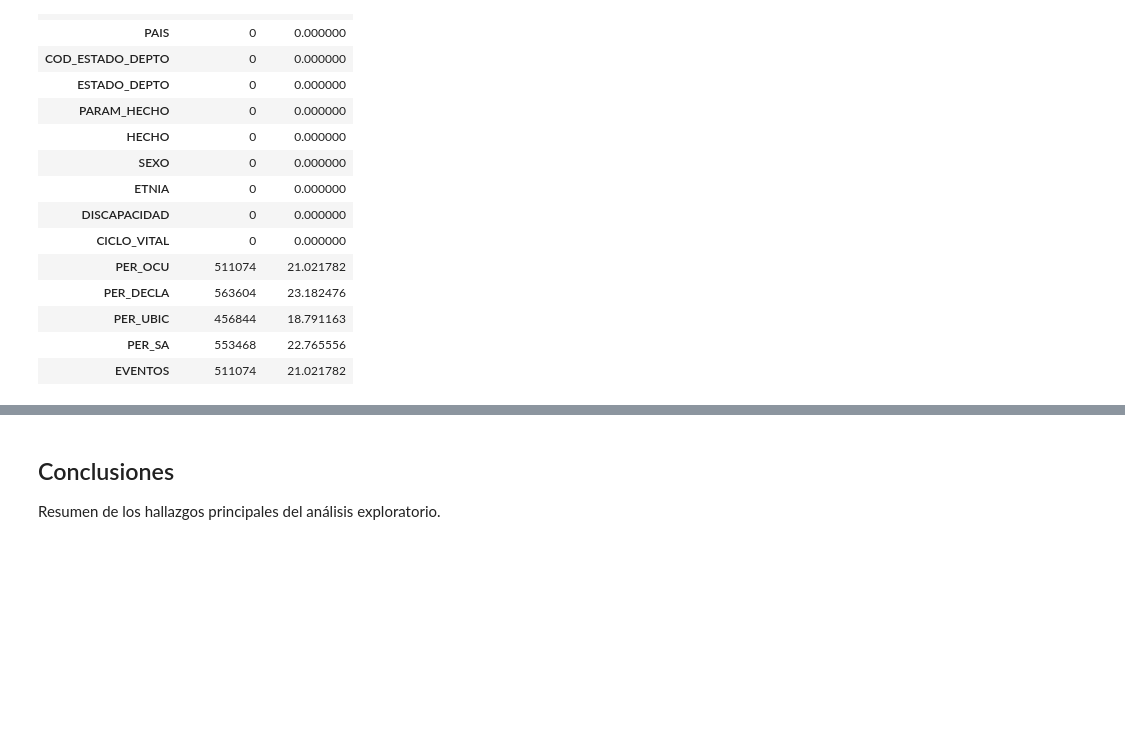
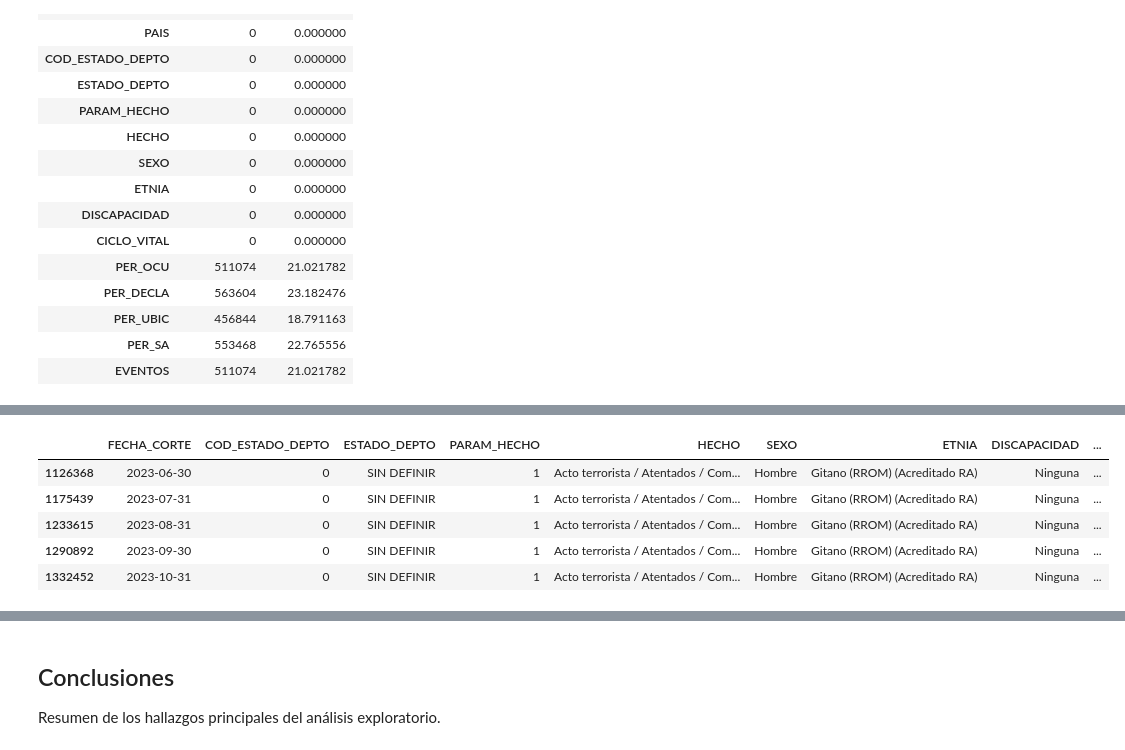
Before and after one commit to SantiRendon/memoria-abierta-conflicto-armado-colombia-2022-2025, a Jupyter notebook: notebooks/01_analisis_exploratorio_victimas.ipynb, the cells around one changed output, grey strips where cells are left out. Cells and saved outputs as stored; diff of their text form; code cells hidden in the pictures; blank space fills up the shorter version.

```diff
--- a/notebooks/01_analisis_exploratorio_victimas.ipynb
+++ b/notebooks/01_analisis_exploratorio_victimas.ipynb
@@ -545,0 +346,12 @@ Distribución de Víctimas por Ciclo Vital:
+# %%
+# Ordenamos por grupos
+df_sorted = df.sort_values(by=columnas_grupo + ['FECHA_CORTE'])
+
+df_sorted.head()
+# %% [output]
+|  | FECHA_CORTE | COD_ESTADO_DEPTO | ESTADO_DEPTO | PARAM_HECHO | HECHO | SEXO | ETNIA | DISCAPACIDAD | ... |
+| 1126368 | 2023-06-30 | 0 | SIN DEFINIR | 1 | Acto terrorista / Atentados / Com... | Hombre | Gitano (RROM) (Acreditado RA) | Ninguna | ... |
+| 1175439 | 2023-07-31 | 0 | SIN DEFINIR | 1 | Acto terrorista / Atentados / Com... | Hombre | Gitano (RROM) (Acreditado RA) | Ninguna | ... |
+| 1233615 | 2023-08-31 | 0 | SIN DEFINIR | 1 | Acto terrorista / Atentados / Com... | Hombre | Gitano (RROM) (Acreditado RA) | Ninguna | ... |
+| 1290892 | 2023-09-30 | 0 | SIN DEFINIR | 1 | Acto terrorista / Atentados / Com... | Hombre | Gitano (RROM) (Acreditado RA) | Ninguna | ... |
+| 1332452 | 2023-10-31 | 0 | SIN DEFINIR | 1 | Acto terrorista / Atentados / Com... | Hombre | Gitano (RROM) (Acreditado RA) | Ninguna | ... |
```
Also changed, not shown: parts of 32 cells of this notebook.
